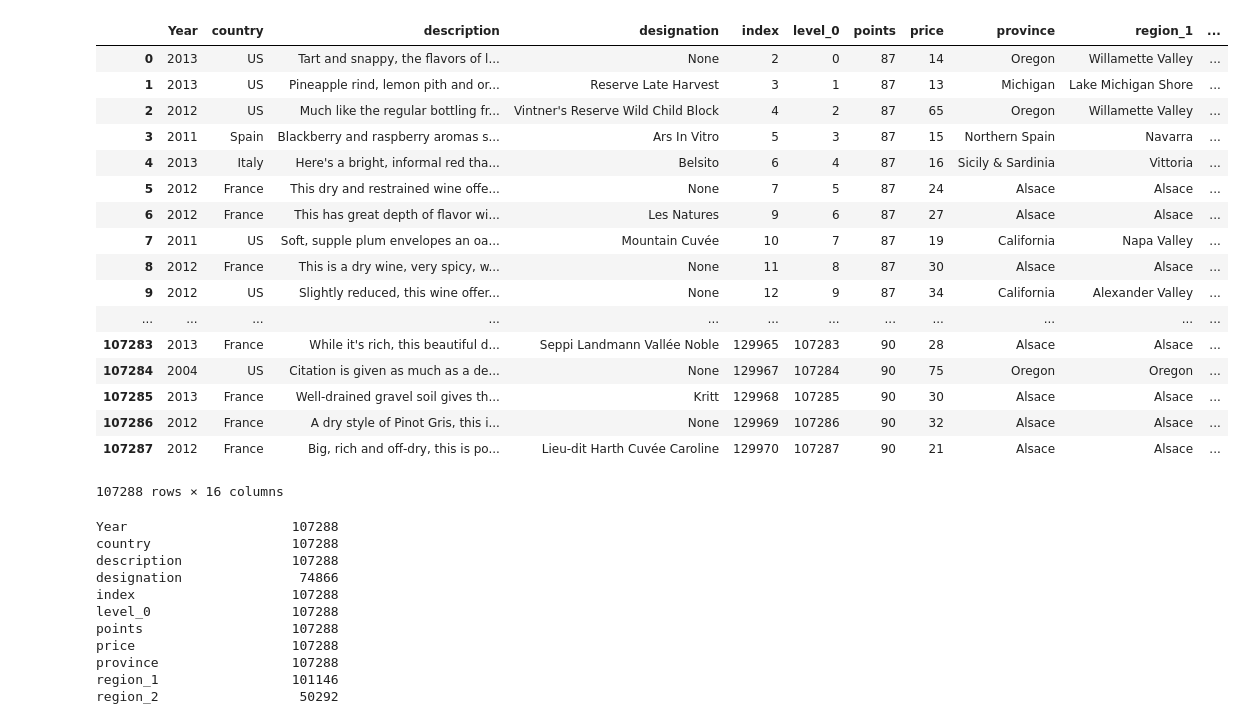
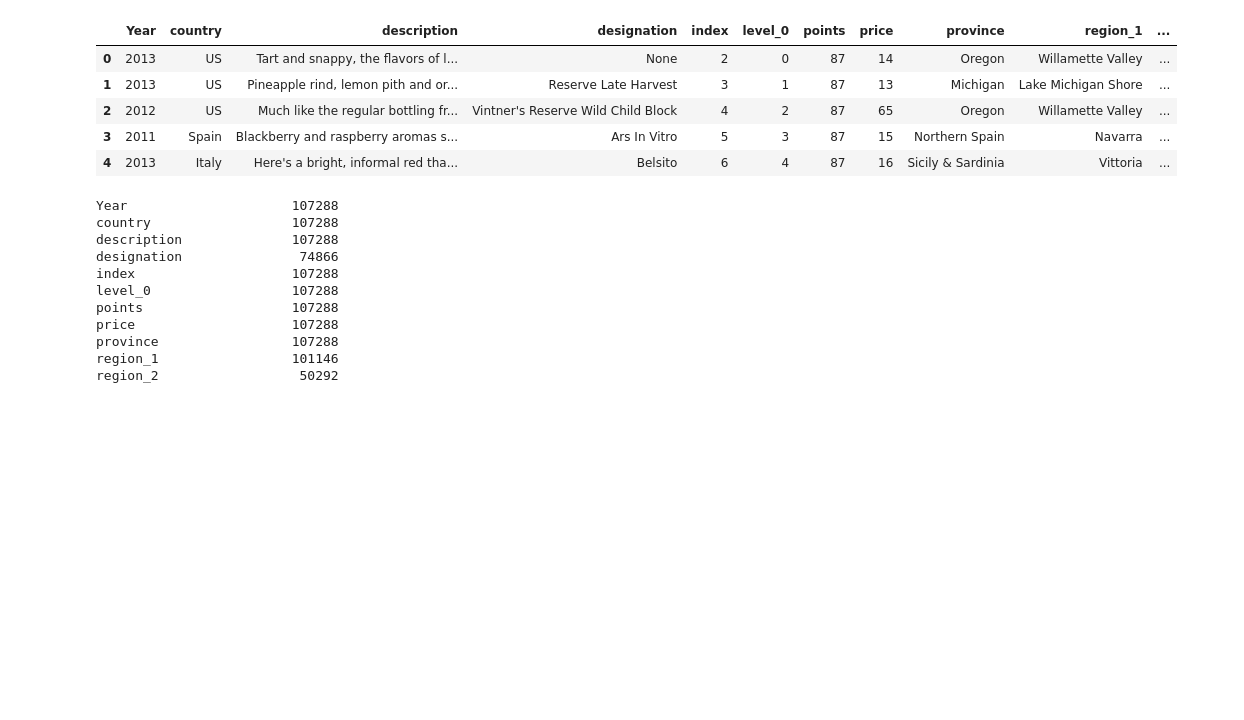
Before and after one commit to marieo31/Project_wine2, a Jupyter notebook: python/outliers_region_selection.ipynb, the cells around one changed output. Saved outputs shown, nothing was run; the diff lists cells and outputs as text; code cells hidden in the pictures; blank space fills up the shorter version.

```diff
--- a/python/outliers_region_selection.ipynb
+++ b/python/outliers_region_selection.ipynb
@@ -1,29 +1,17 @@
 # %%
 import pandas as pd
 # %%
-filepath =  r"Resources_clean/winemag_full.json"
+filepath =  r"../Resources_cleaned/winemag_full.json"
 
 df = pd.read_json(filepath)
-df
+df.head()
 # %% [output]
 |  | Year | country | description | designation | index | level_0 | points | price | province | region_1 | ... |
 | 0 | 2013 | US | Tart and snappy, the flavors of l... | None | 2 | 0 | 87 | 14 | Oregon | Willamette Valley | ... |
 | 1 | 2013 | US | Pineapple rind, lemon pith and or... | Reserve Late Harvest | 3 | 1 | 87 | 13 | Michigan | Lake Michigan Shore | ... |
 | 2 | 2012 | US | Much like the regular bottling fr... | Vintner's Reserve Wild Child Block | 4 | 2 | 87 | 65 | Oregon | Willamette Valley | ... |
 | 3 | 2011 | Spain | Blackberry and raspberry aromas s... | Ars In Vitro | 5 | 3 | 87 | 15 | Northern Spain | Navarra | ... |
 | 4 | 2013 | Italy | Here's a bright, informal red tha... | Belsito | 6 | 4 | 87 | 16 | Sicily & Sardinia | Vittoria | ... |
-| 5 | 2012 | France | This dry and restrained wine offe... | None | 7 | 5 | 87 | 24 | Alsace | Alsace | ... |
-| 6 | 2012 | France | This has great depth of flavor wi... | Les Natures | 9 | 6 | 87 | 27 | Alsace | Alsace | ... |
-| 7 | 2011 | US | Soft, supple plum envelopes an oa... | Mountain Cuvée | 10 | 7 | 87 | 19 | California | Napa Valley | ... |
-| 8 | 2012 | France | This is a dry wine, very spicy, w... | None | 11 | 8 | 87 | 30 | Alsace | Alsace | ... |
-| 9 | 2012 | US | Slightly reduced, this wine offer... | None | 12 | 9 | 87 | 34 | California | Alexander Valley | ... |
-| ... | ... | ... | ... | ... | ... | ... | ... | ... | ... | ... | ... |
-| 107283 | 2013 | France | While it's rich, this beautiful d... | Seppi Landmann Vallée Noble | 129965 | 107283 | 90 | 28 | Alsace | Alsace | ... |
-| 107284 | 2004 | US | Citation is given as much as a de... | None | 129967 | 107284 | 90 | 75 | Oregon | Oregon | ... |
-| 107285 | 2013 | France | Well-drained gravel soil gives th... | Kritt | 129968 | 107285 | 90 | 30 | Alsace | Alsace | ... |
-| 107286 | 2012 | France | A dry style of Pinot Gris, this i... | None | 129969 | 107286 | 90 | 32 | Alsace | Alsace | ... |
-| 107287 | 2012 | France | Big, rich and off-dry, this is po... | Lieu-dit Harth Cuvée Caroline | 129970 | 107287 | 90 | 21 | Alsace | Alsace | ... |
-107288 rows × 16 columns
 # %%
 df.count()
 # %% [output]
```
Also changed, not shown: parts of 4 cells of this notebook.
